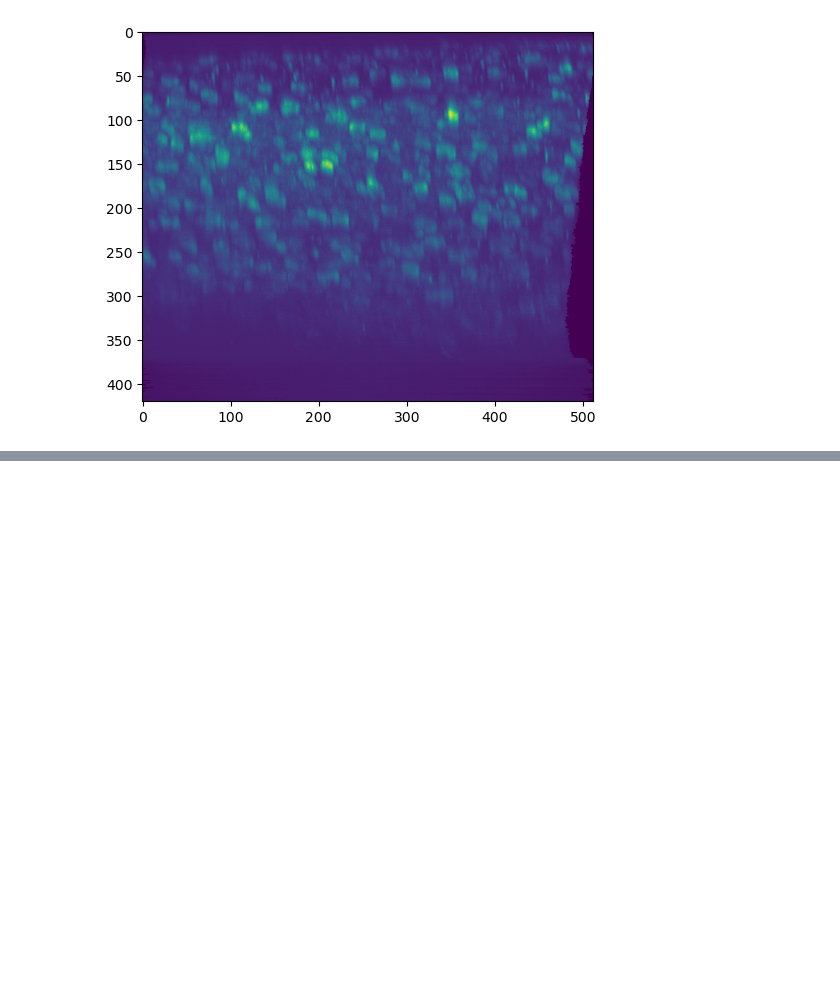
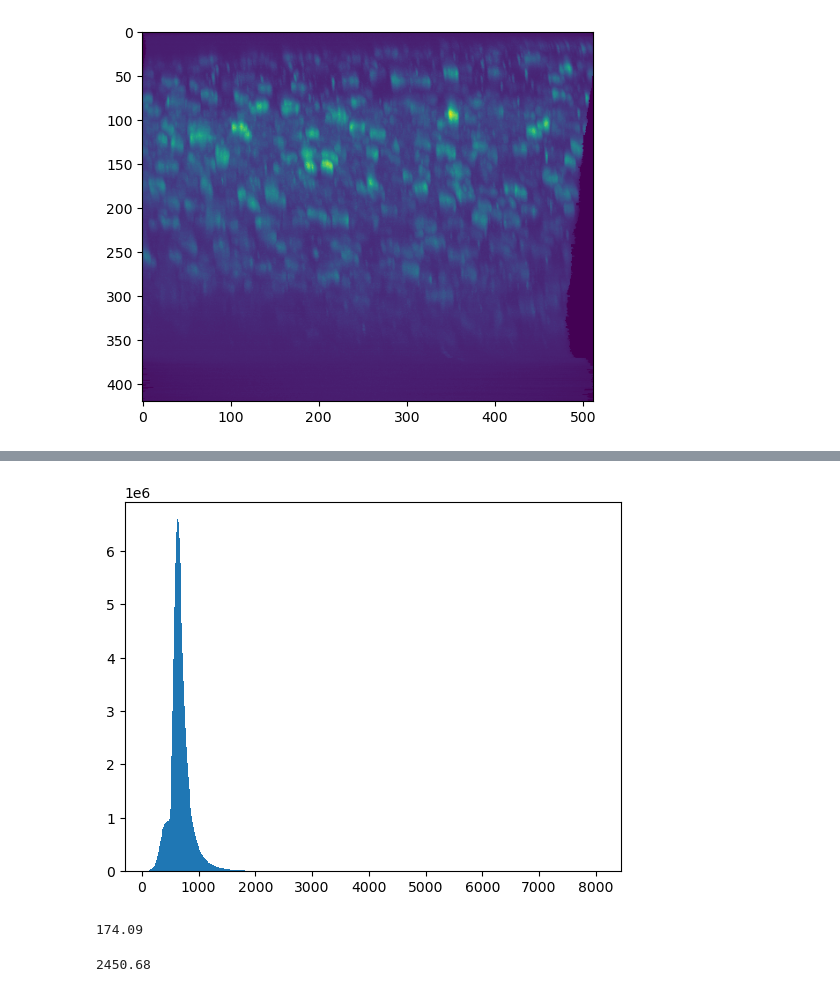
Before and after one commit to AllenNeuralDynamics/lamf_analysis_lims, a Jupyter notebook: qc/2p_data/240209_zstack_reg_dev.ipynb, the cells around one changed output, grey strips where cells are left out. Drawn from its saved outputs; the diff is of its cells as text; code cells hidden in the pictures; blank space fills up the shorter version.

```diff
--- a/qc/2p_data/240209_zstack_reg_dev.ipynb
+++ b/qc/2p_data/240209_zstack_reg_dev.ipynb
@@ -333,0 +351,12 @@ plt.imshow(np.max(between_plane_reg_imgs, axis=1))
+# %%
+plt.hist(np.array(plane_reg_imgs).flatten(), bins=500);
+# %% [output]
+[figure, added]
+# %%
+np.percentile(np.array(plane_reg_imgs), 0.1)
+# %% [output]
+174.09
+# %%
+np.percentile(np.array(plane_reg_imgs), 99.9)
+# %% [output]
+2450.68
```
Also changed, not shown: parts of 8 cells of this notebook, 1 other file.
